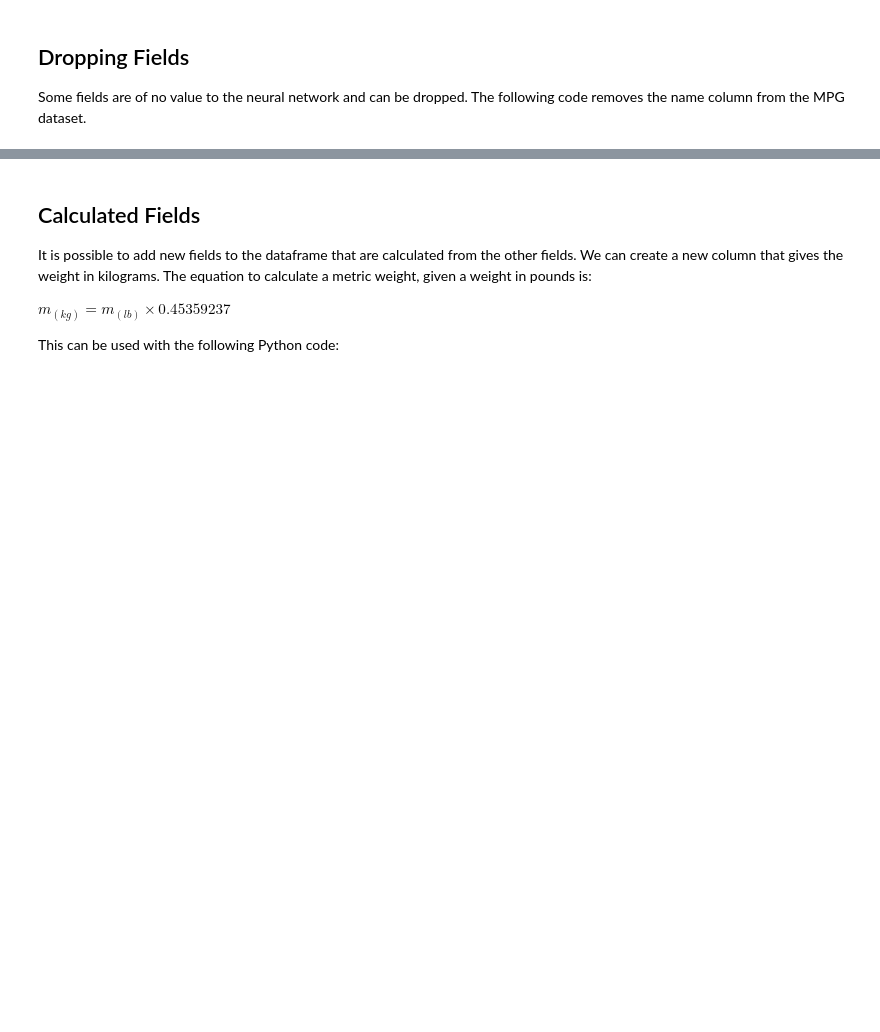
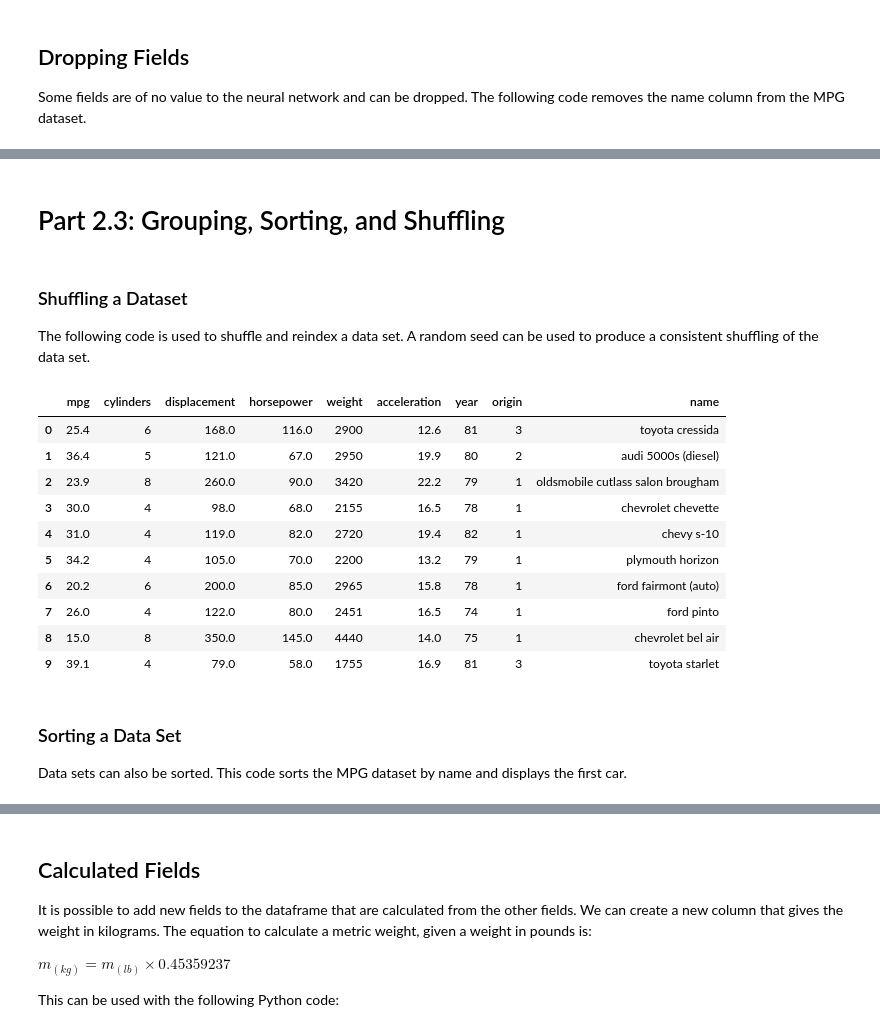
Before and after one commit to jeffheaton/t81_558_deep_learning, a Jupyter notebook: t81_558_class02_python_ml.ipynb, the cells around one changed output, grey strips where cells are left out. Cells and saved outputs as stored; diff of their text form; code cells hidden in the pictures; blank space fills up the shorter version.

```diff
--- a/t81_558_class02_python_ml.ipynb
+++ b/t81_558_class02_python_ml.ipynb
@@ -159,0 +638,33 @@ print(f"After drop: {df.columns}")
+# %% [markdown]
+# Part 2.3: Grouping, Sorting, and Shuffling
+# %% [markdown]
+### Shuffling a Dataset
+The following code is used to shuffle and reindex a data set.  A random seed can be used to produce a consistent shuffling of the data set.
+# %%
+import os
+import pandas as pd
+
+df = pd.read_csv(
+    "https://data.heatonresearch.com/data/t81-558/auto-mpg.csv",
+    na_values=['NA', '?'])
+
+#np.random.seed(42) # Uncomment this line to get the same shuffle each time
+df = df.reindex(np.random.permutation(df.index))
+df.reset_index(inplace=True, drop=True)
+display(df[0:10])
+# %% [output]
+|  | mpg | cylinders | displacement | horsepower | weight | acceleration | year | origin | name |
+| 0 | 25.4 | 6 | 168.0 | 116.0 | 2900 | 12.6 | 81 | 3 | toyota cressida |
+| 1 | 36.4 | 5 | 121.0 | 67.0 | 2950 | 19.9 | 80 | 2 | audi 5000s (diesel) |
+| 2 | 23.9 | 8 | 260.0 | 90.0 | 3420 | 22.2 | 79 | 1 | oldsmobile cutlass salon brougham |
+| 3 | 30.0 | 4 | 98.0 | 68.0 | 2155 | 16.5 | 78 | 1 | chevrolet chevette |
+| 4 | 31.0 | 4 | 119.0 | 82.0 | 2720 | 19.4 | 82 | 1 | chevy s-10 |
+| 5 | 34.2 | 4 | 105.0 | 70.0 | 2200 | 13.2 | 79 | 1 | plymouth horizon |
+| 6 | 20.2 | 6 | 200.0 | 85.0 | 2965 | 15.8 | 78 | 1 | ford fairmont (auto) |
+| 7 | 26.0 | 4 | 122.0 | 80.0 | 2451 | 16.5 | 74 | 1 | ford pinto |
+| 8 | 15.0 | 8 | 350.0 | 145.0 | 4440 | 14.0 | 75 | 1 | chevrolet bel air |
+| 9 | 39.1 | 4 | 79.0 | 58.0 | 1755 | 16.9 | 81 | 3 | toyota starlet |
+# %% [markdown]
+### Sorting a Data Set
+
+Data sets can also be sorted.  This code sorts the MPG dataset by name and displays the first car.
```
Also changed, not shown: parts of 124 cells of this notebook, 4 other files.
